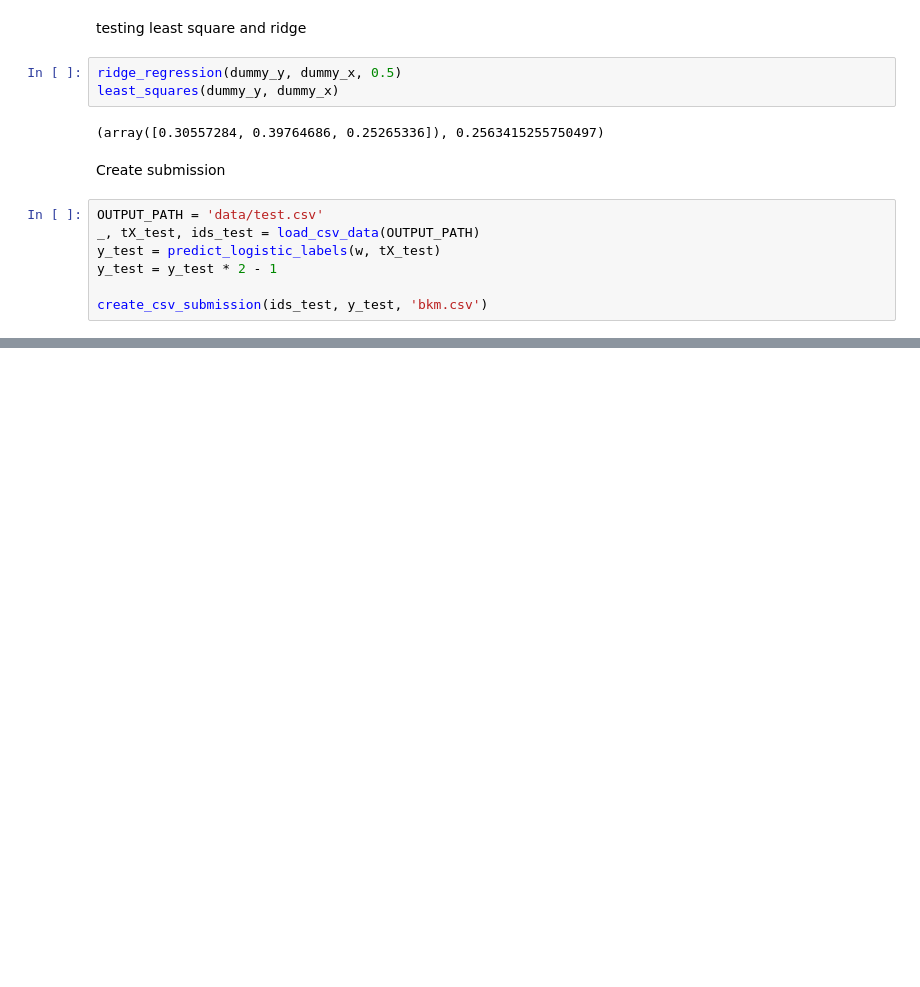
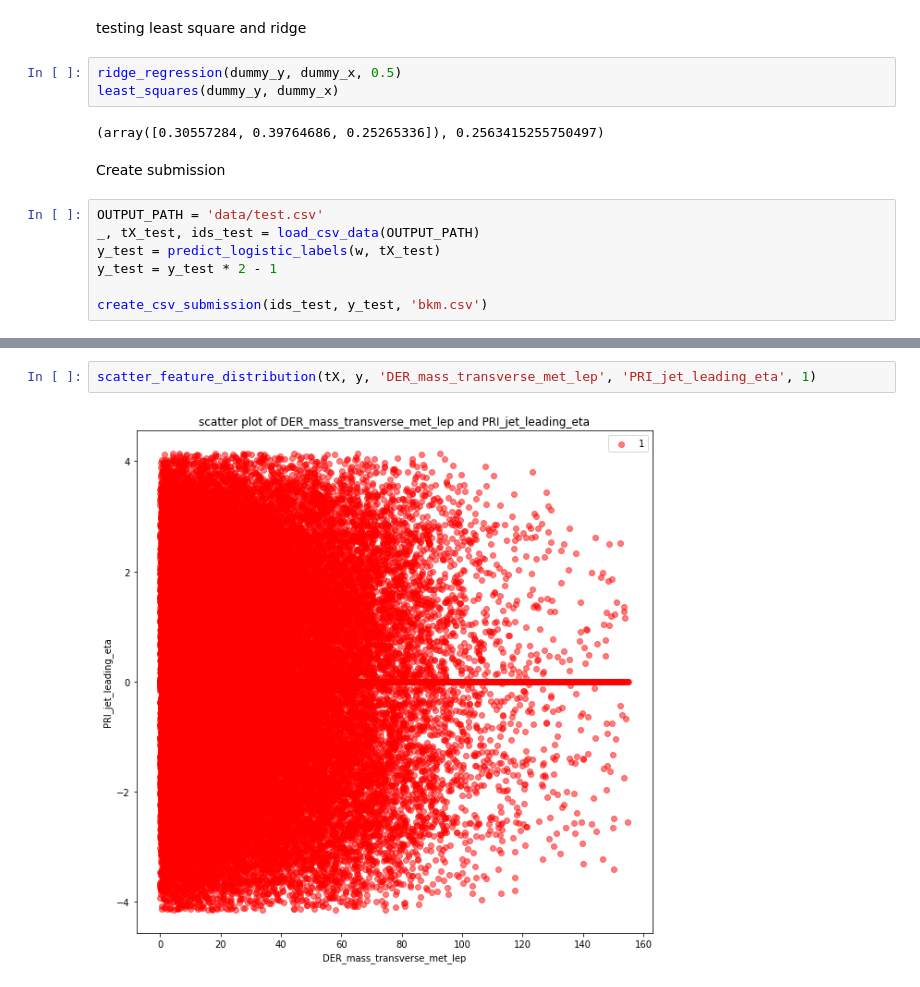
Before and after one commit to CS-433/ml-project-1-bkm, a Jupyter notebook: playground.ipynb, the cells around one changed output, grey strips where cells are left out. Drawn from its saved outputs; the diff is of its cells as text; blank space fills up the shorter version.

```diff
--- a/playground.ipynb
+++ b/playground.ipynb
@@ -87,0 +105,4 @@ create_csv_submission(ids_test, y_test, 'bkm.csv')
+# %%
+scatter_feature_distribution(tX, y, 'DER_mass_transverse_met_lep', 'PRI_jet_leading_eta', 1)
+# %% [output]
+[figure, added]
```
Also changed, not shown: parts of 5 cells of this notebook, 1 other file.
